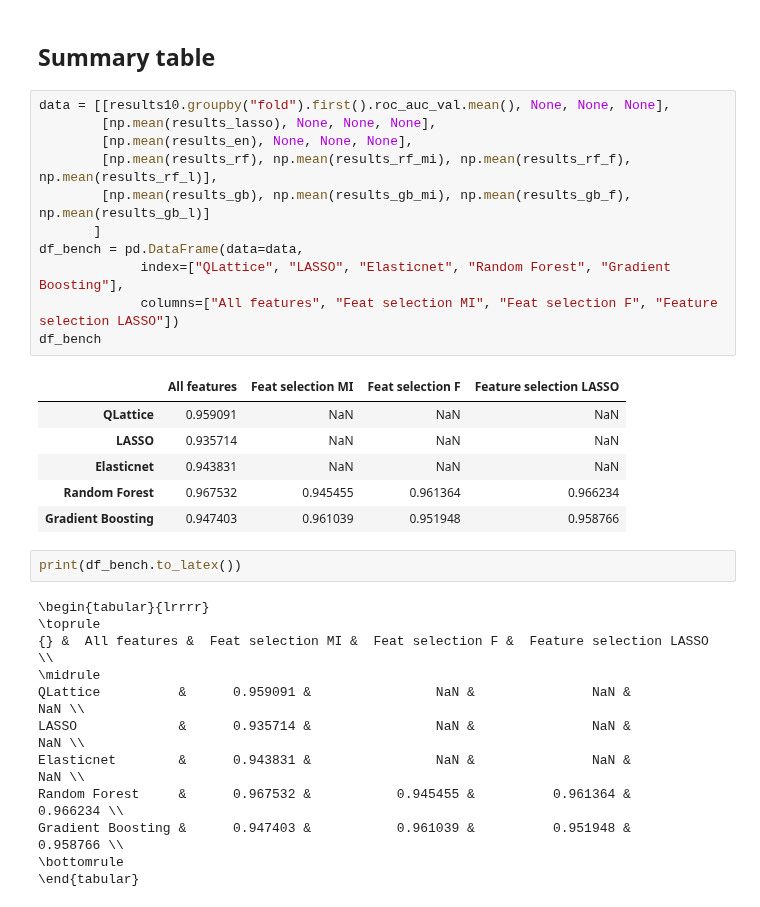
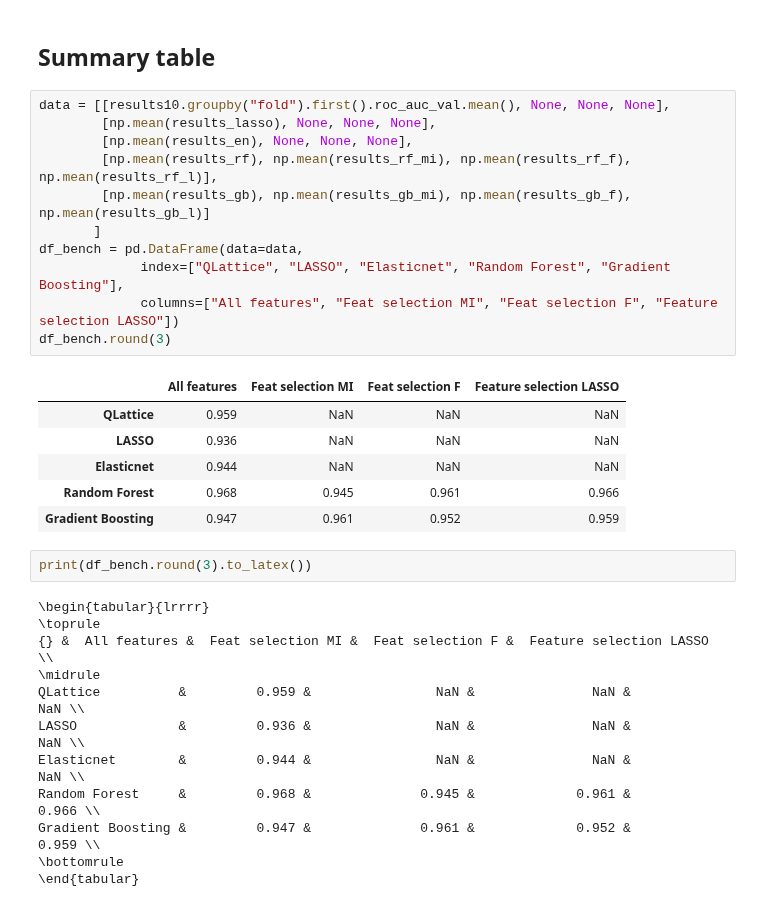
Before and after one commit to abzu-ai/QLattice-clinical-omics, a Jupyter notebook: notebooks/HCC_case.ipynb, the cells around one changed output. Cells and saved outputs as stored; diff of their text form.

```diff
--- a/notebooks/HCC_case.ipynb
+++ b/notebooks/HCC_case.ipynb
@@ -376,32 +376,32 @@ np.mean(results_en)
 # %%
 data = [[results10.groupby("fold").first().roc_auc_val.mean(), None, None, None],
         [np.mean(results_lasso), None, None, None],
         [np.mean(results_en), None, None, None],
         [np.mean(results_rf), np.mean(results_rf_mi), np.mean(results_rf_f), np.mean(results_rf_l)],
         [np.mean(results_gb), np.mean(results_gb_mi), np.mean(results_gb_f), np.mean(results_gb_l)]
        ]
 df_bench = pd.DataFrame(data=data,
              index=["QLattice", "LASSO", "Elasticnet", "Random Forest", "Gradient Boosting"],
              columns=["All features", "Feat selection MI", "Feat selection F", "Feature selection LASSO"])
-df_bench
+df_bench.round(3)
 # %% [output]
 |  | All features | Feat selection MI | Feat selection F | Feature selection LASSO |
-| QLattice | 0.959091 | NaN | NaN | NaN |
-| LASSO | 0.935714 | NaN | NaN | NaN |
-| Elasticnet | 0.943831 | NaN | NaN | NaN |
-| Random Forest | 0.967532 | 0.945455 | 0.961364 | 0.966234 |
-| Gradient Boosting | 0.947403 | 0.961039 | 0.951948 | 0.958766 |
+| QLattice | 0.959 | NaN | NaN | NaN |
+| LASSO | 0.936 | NaN | NaN | NaN |
+| Elasticnet | 0.944 | NaN | NaN | NaN |
+| Random Forest | 0.968 | 0.945 | 0.961 | 0.966 |
+| Gradient Boosting | 0.947 | 0.961 | 0.952 | 0.959 |
 # %%
-print(df_bench.to_latex())
+print(df_bench.round(3).to_latex())
 # %% [output]
 \begin{tabular}{lrrrr}
 \toprule
 {} &  All features &  Feat selection MI &  Feat selection F &  Feature selection LASSO \\
 \midrule
-QLattice          &      0.959091 &                NaN &               NaN &                      NaN \\
-LASSO             &      0.935714 &                NaN &               NaN &                      NaN \\
-Elasticnet        &      0.943831 &                NaN &               NaN &                      NaN \\
-Random Forest     &      0.967532 &           0.945455 &          0.961364 &                 0.966234 \\
-Gradient Boosting &      0.947403 &           0.961039 &          0.951948 &                 0.958766 \\
+QLattice          &         0.959 &                NaN &               NaN &                      NaN \\
+LASSO             &         0.936 &                NaN &               NaN &                      NaN \\
+Elasticnet        &         0.944 &                NaN &               NaN &                      NaN \\
+Random Forest     &         0.968 &              0.945 &             0.961 &                    0.966 \\
+Gradient Boosting &         0.947 &              0.961 &             0.952 &                    0.959 \\
 \bottomrule
 \end{tabular}
```
Also changed, not shown: parts of 1 cell of this notebook, 3 other files.
